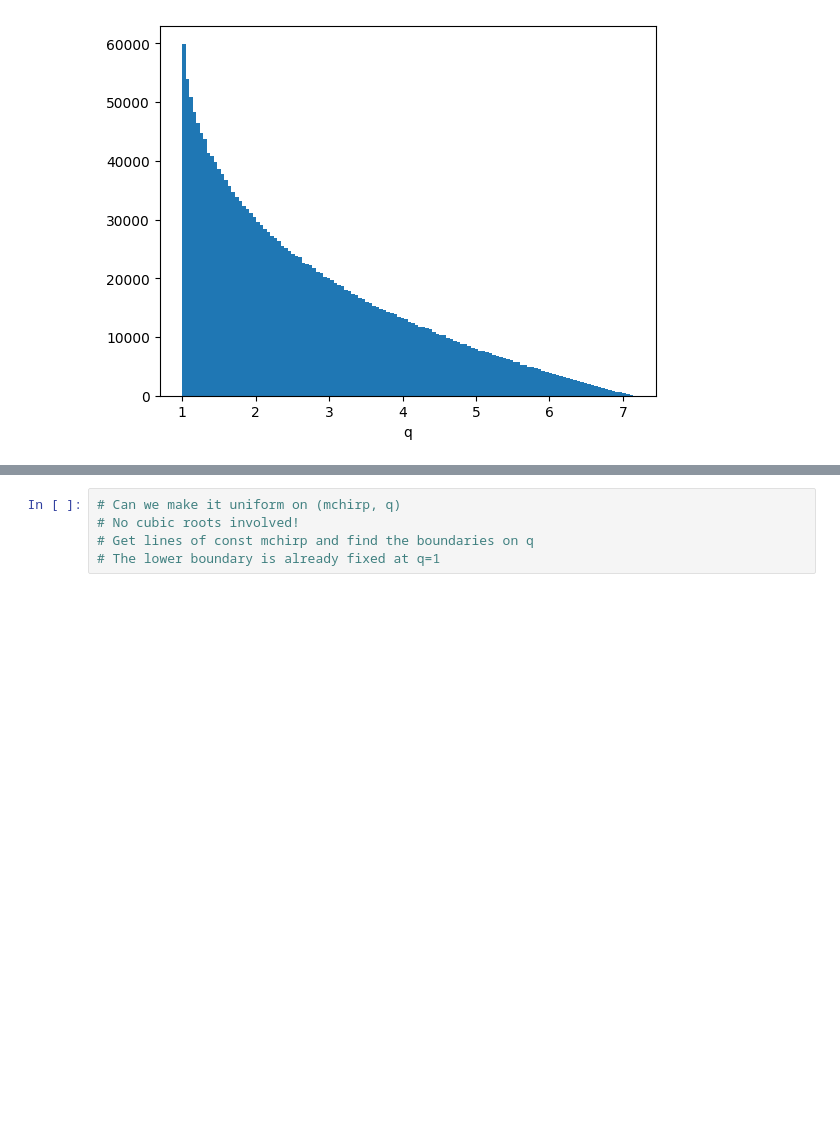
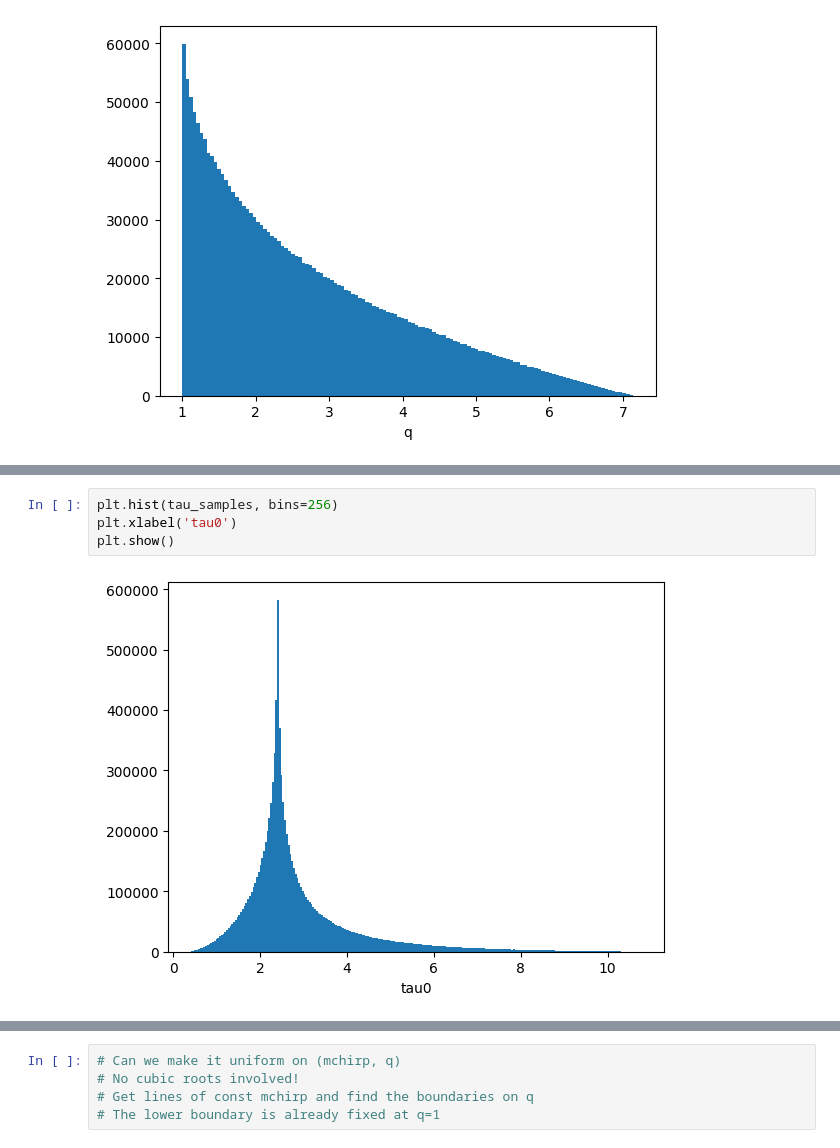
Before and after one commit to nnarenraju/sage, a Jupyter notebook: notebooks/template_placement.ipynb, the cells around one changed output, grey strips where cells are left out. Drawn from its saved outputs; the diff is of its cells as text; blank space fills up the shorter version.

```diff
--- a/notebooks/template_placement.ipynb
+++ b/notebooks/template_placement.ipynb
@@ -408,0 +459,6 @@ plt.show()
+# %%
+plt.hist(tau_samples, bins=256)
+plt.xlabel('tau0')
+plt.show()
+# %% [output]
+[figure, added]
```
Also changed, not shown: parts of 20 cells of this notebook.
